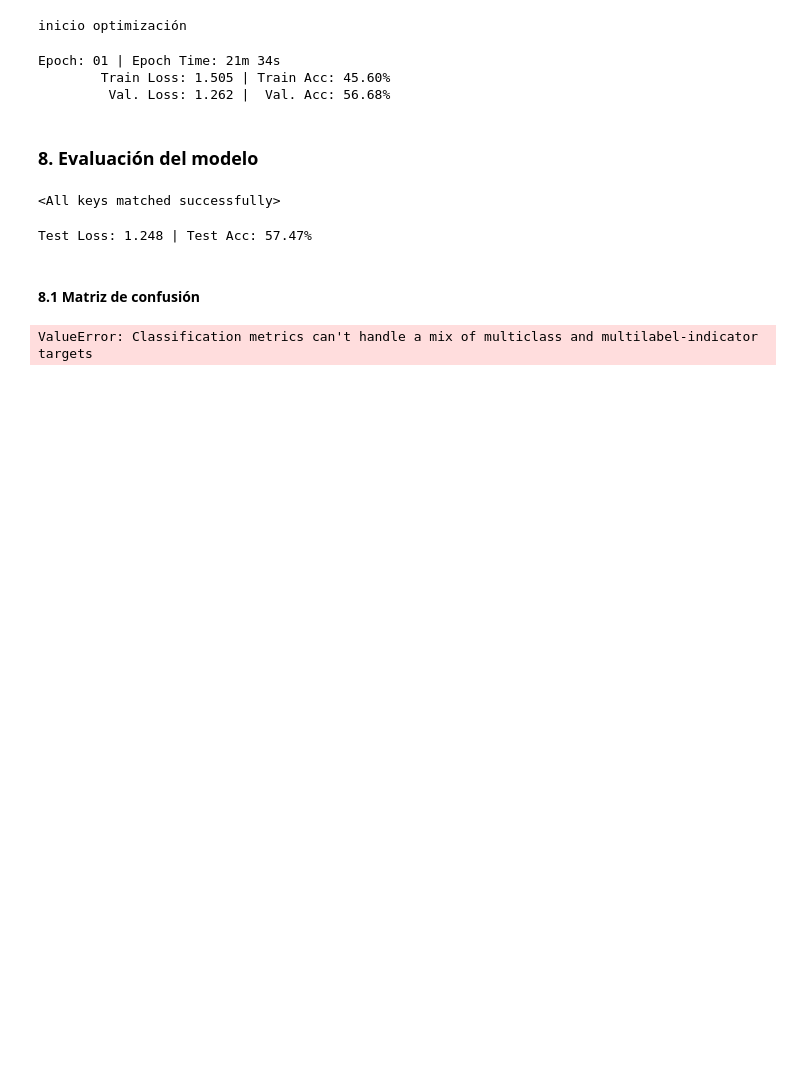
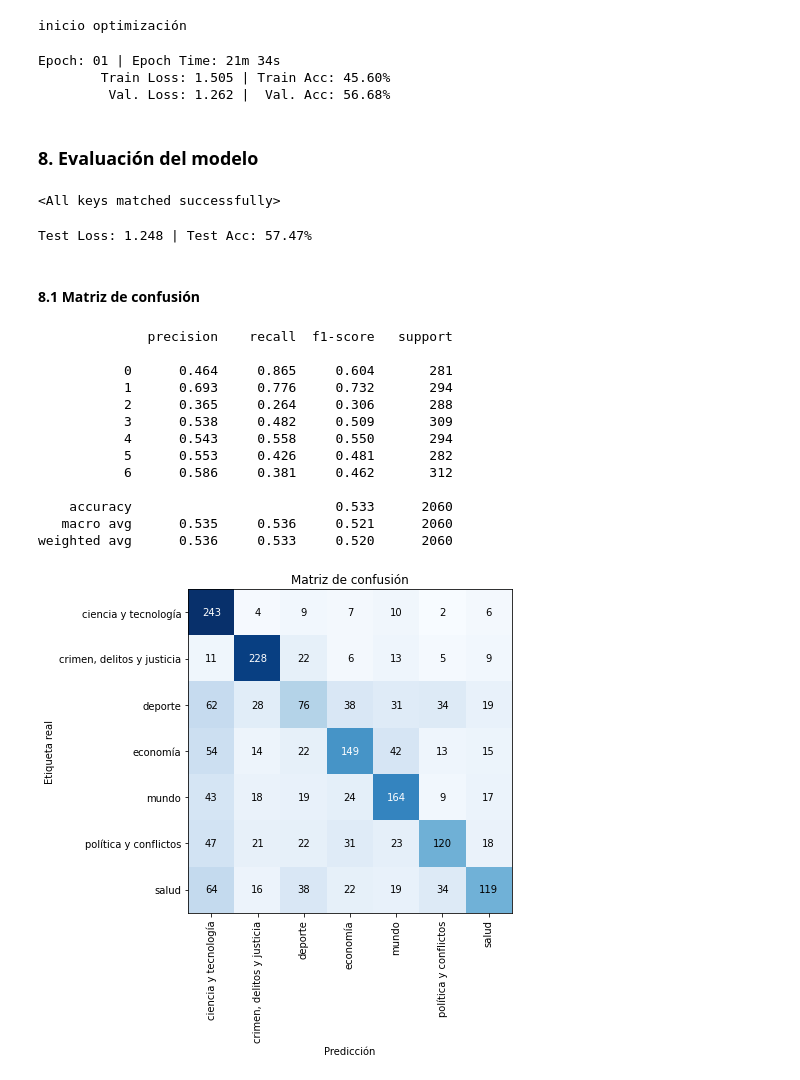
Before and after one commit to recmera/nlp-news-classification, a Jupyter notebook: 2-CNN.ipynb, the cells around one changed output. Drawn from its saved outputs; the diff is of its cells as text; code cells hidden in the pictures; blank space fills up the shorter version.

```diff
--- a/2-CNN.ipynb
+++ b/2-CNN.ipynb
@@ -365,13 +365,10 @@ Test Loss: 1.248 | Test Acc: 57.47%
 prediction_test = []
 labels_test=[]
 
-for batch in test_iterator:
+for batch in tqdm(test_iterator, desc='predictions'):
     labels_test.append(batch.label.cpu().detach().numpy())
     predictions = best_model(batch.content.cpu()).squeeze(1)
-    #print(torch.sigmoid(predictions))
-    rounded_preds = torch.round(torch.sigmoid(predictions))
-    prediction_test.append(rounded_preds.detach().numpy())
-    #print(prediction_test)
+    prediction_test.append(predictions.argmax(dim=1).detach().numpy())
 
 y_true = np.concatenate(labels_test)
 y_pred = np.concatenate(prediction_test)
@@ -380,23 +377,36 @@ y_pred = np.concatenate(prediction_test)
 # %%
 from sklearn.metrics import confusion_matrix, classification_report
 
 def plot_confusion_matrix(cm, labels, cmap=plt.cm.Blues):
-    fig, ax = plt.subplots(figsize=(5, 5), tight_layout=True)
+    fig, ax = plt.subplots(figsize=(7, 7), tight_layout=True)
     ax.imshow(cm, interpolation='nearest', cmap=cmap)
     for i in range(cm.shape[1]):
         for j in range(cm.shape[0]):
             ax.text(j, i, "{:,}".format(cm[i, j]),
                     horizontalalignment="center", verticalalignment="center",
                     color="white" if cm[i, j] > np.amax(cm)/2 else "black")
     ax.set_title("Matriz de confusión")
     tick_marks = np.arange(len(labels))
-    plt.xticks(tick_marks, labels)
+    plt.xticks(tick_marks, labels, rotation='vertical')
     plt.yticks(tick_marks, labels)
     plt.ylabel('Etiqueta real')
     plt.xlabel('Predicción')
 
 cm = confusion_matrix(y_true, y_pred)
-plot_confusion_matrix(cm, labels=[str(i) for i in range(10)])
-print(classification_report(test_targets, prediction_test, digits=3))
+plot_confusion_matrix(cm, labels=list(x_res['label'].unique()))
+print(classification_report(y_true, y_pred, digits=3))
 # %% [output]
-ValueError: Classification metrics can't handle a mix of multiclass and multilabel-indicator targets
+              precision    recall  f1-score   support
+
+           0      0.464     0.865     0.604       281
+           1      0.693     0.776     0.732       294
+           2      0.365     0.264     0.306       288
+           3      0.538     0.482     0.509       309
+           4      0.543     0.558     0.550       294
+           5      0.553     0.426     0.481       282
+           6      0.586     0.381     0.462       312
+
+    accuracy                          0.533      2060
+   macro avg      0.535     0.536     0.521      2060
+weighted avg      0.536     0.533     0.520      2060
+[figure, added]
```
Also changed, not shown: parts of 2 cells of this notebook.
